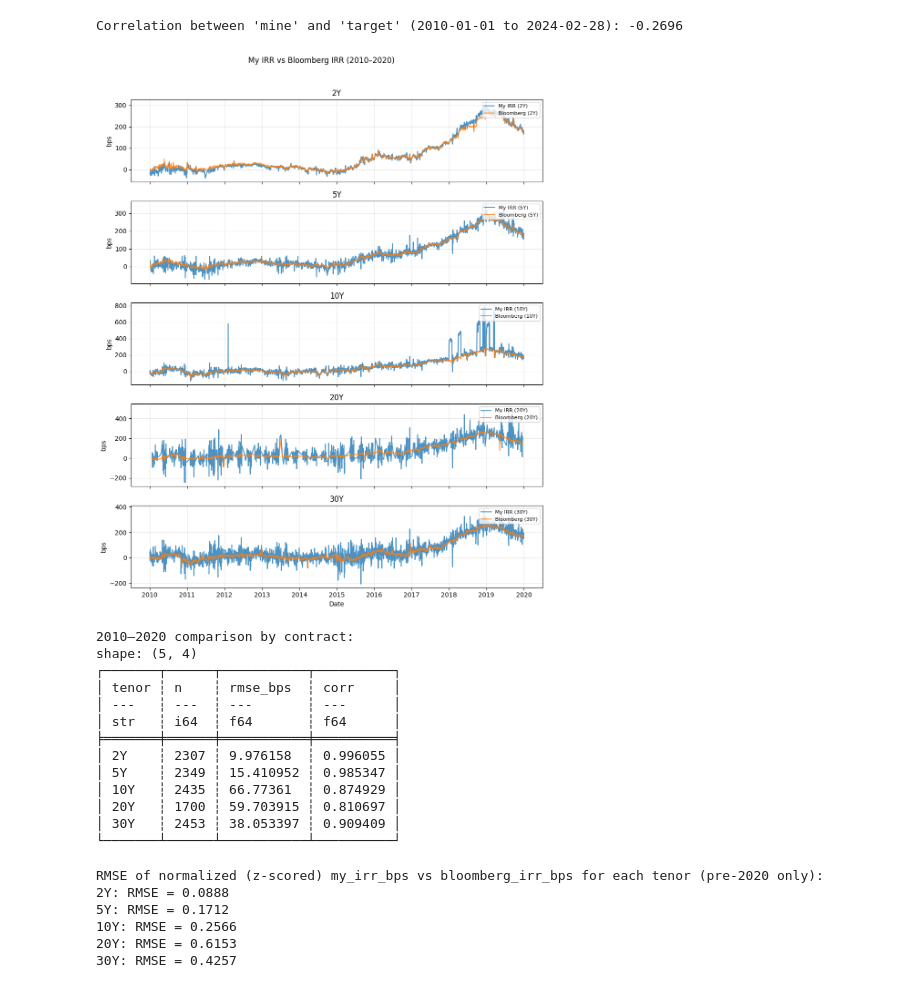
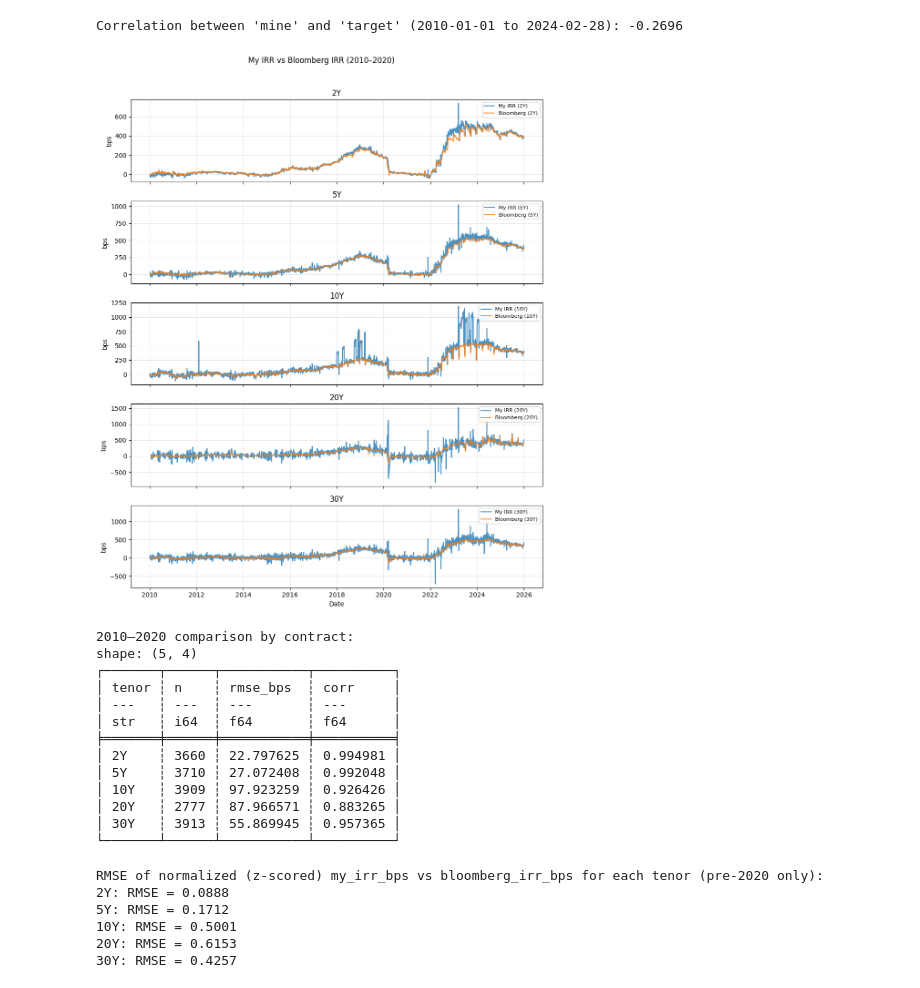
Before and after one commit to maxz073/p10_Siriwardane_et_al_2026, a Jupyter notebook: src/check.ipynb, the cells around one changed output. Cells and saved outputs as stored; diff of their text form; code cells hidden in the pictures.

```diff
--- a/src/check.ipynb
+++ b/src/check.ipynb
@@ -678,7 +685,8 @@ from sklearn.metrics import mean_squared_error
 
 # Date range (up to 2020)
 start_date = pl.date(2010, 1, 1)
-end_date = pl.date(2020, 1, 1)
+end_date = pl.date(2026, 1, 1)
+WINDOW_SIZE = 1
 
 # Tenor -> Bloomberg ticker prefix (for finding fut_implied_repo_rt column)
 TENOR_BBG = {"2Y": "TU2", "5Y": "FV2", "10Y": "TY2", "20Y": "WN2", "30Y": "US2"}
@@ -712,36 +720,41 @@ for i, tenor in enumerate(tenors):
     compare = my_irr.join(bbg_irr, on="Date", how="inner")
     compare_clean = compare.filter(
         pl.col("my_irr_bps").is_not_nan() & pl.col("bloomberg_irr_bps").is_not_nan()
     )
+    # 5-day rolling median for smoother display
+    compare_clean = compare_clean.sort("Date").with_columns([
+        pl.col("my_irr_bps").rolling_median(window_size=WINDOW_SIZE).alias("my_irr_bps_smooth"),
+        pl.col("bloomberg_irr_bps").rolling_median(window_size=WINDOW_SIZE).alias("bloomberg_irr_bps_smooth"),
+    ])
 
     ax = axes[i]
-    ax.plot(compare_clean["Date"], compare_clean["my_irr_bps"], label=f"My IRR ({tenor})", alpha=0.8)
-    ax.plot(compare_clean["Date"], compare_clean["bloomberg_irr_bps"], label=f"Bloomberg ({tenor})", alpha=0.8)
+    ax.plot(compare_clean["Date"], compare_clean["my_irr_bps_smooth"], label=f"My IRR ({tenor})", alpha=0.8)
+    ax.plot(compare_clean["Date"], compare_clean["bloomberg_irr_bps_smooth"], label=f"Bloomberg ({tenor})", alpha=0.8)
     ax.set_ylabel("bps")
     ax.set_title(f"{tenor}")
     ax.legend(loc="upper right", fontsize=8)
     ax.grid(True, alpha=0.3)
 
     my_vals = compare_clean["my_irr_bps"].to_numpy()
     bbg_vals = compare_clean["bloomberg_irr_bps"].to_numpy()
     n = len(my_vals)
     if n > 0:
         rmse = (mean_squared_error(my_vals, bbg_vals)) ** 0.5
         corr = np.corrcoef(my_vals, bbg_vals)[0, 1]
         results.append({"tenor": tenor, "n": n, "rmse_bps": rmse, "corr": corr})
     else:
         results.append({"tenor": tenor, "n": 0, "rmse_bps": np.nan, "corr": np.nan})
 
 axes[-1].set_xlabel("Date")
 fig.suptitle("My IRR vs Bloomberg IRR (2010–2020)", y=1.02)
 plt.tight_layout()
 plt.show()
 
 # Summary table
 print("2010–2020 comparison by contract:")
 print(pl.DataFrame(results))
 # %% [output]
-[figure, old version]
+[figure, new version]
 2010–2020 comparison by contract:
 shape: (5, 4)
 ┌───────┬──────┬───────────┬──────────┐
@@ -749,11 +762,11 @@ shape: (5, 4)
 │ ---   ┆ ---  ┆ ---       ┆ ---      │
 │ str   ┆ i64  ┆ f64       ┆ f64      │
 ╞═══════╪══════╪═══════════╪══════════╡
-│ 2Y    ┆ 2307 ┆ 9.976158  ┆ 0.996055 │
-│ 5Y    ┆ 2349 ┆ 15.410952 ┆ 0.985347 │
-│ 10Y   ┆ 2435 ┆ 66.77361  ┆ 0.874929 │
-│ 20Y   ┆ 1700 ┆ 59.703915 ┆ 0.810697 │
-│ 30Y   ┆ 2453 ┆ 38.053397 ┆ 0.909409 │
+│ 2Y    ┆ 3660 ┆ 22.797625 ┆ 0.994981 │
+│ 5Y    ┆ 3710 ┆ 27.072408 ┆ 0.992048 │
+│ 10Y   ┆ 3909 ┆ 97.923259 ┆ 0.926426 │
+│ 20Y   ┆ 2777 ┆ 87.966571 ┆ 0.883265 │
+│ 30Y   ┆ 3913 ┆ 55.869945 ┆ 0.957365 │
 └───────┴──────┴───────────┴──────────┘
 # %%
 from sklearn.metrics import mean_squared_error
@@ -803,6 +816,6 @@ for i, tenor in enumerate(tenors):
 RMSE of normalized (z-scored) my_irr_bps vs bloomberg_irr_bps for each tenor (pre-2020 only):
 2Y: RMSE = 0.0888
 5Y: RMSE = 0.1712
-10Y: RMSE = 0.2566
+10Y: RMSE = 0.5001
 20Y: RMSE = 0.6153
 30Y: RMSE = 0.4257
```
Also changed, not shown: parts of 2 cells of this notebook, 1 other file.
